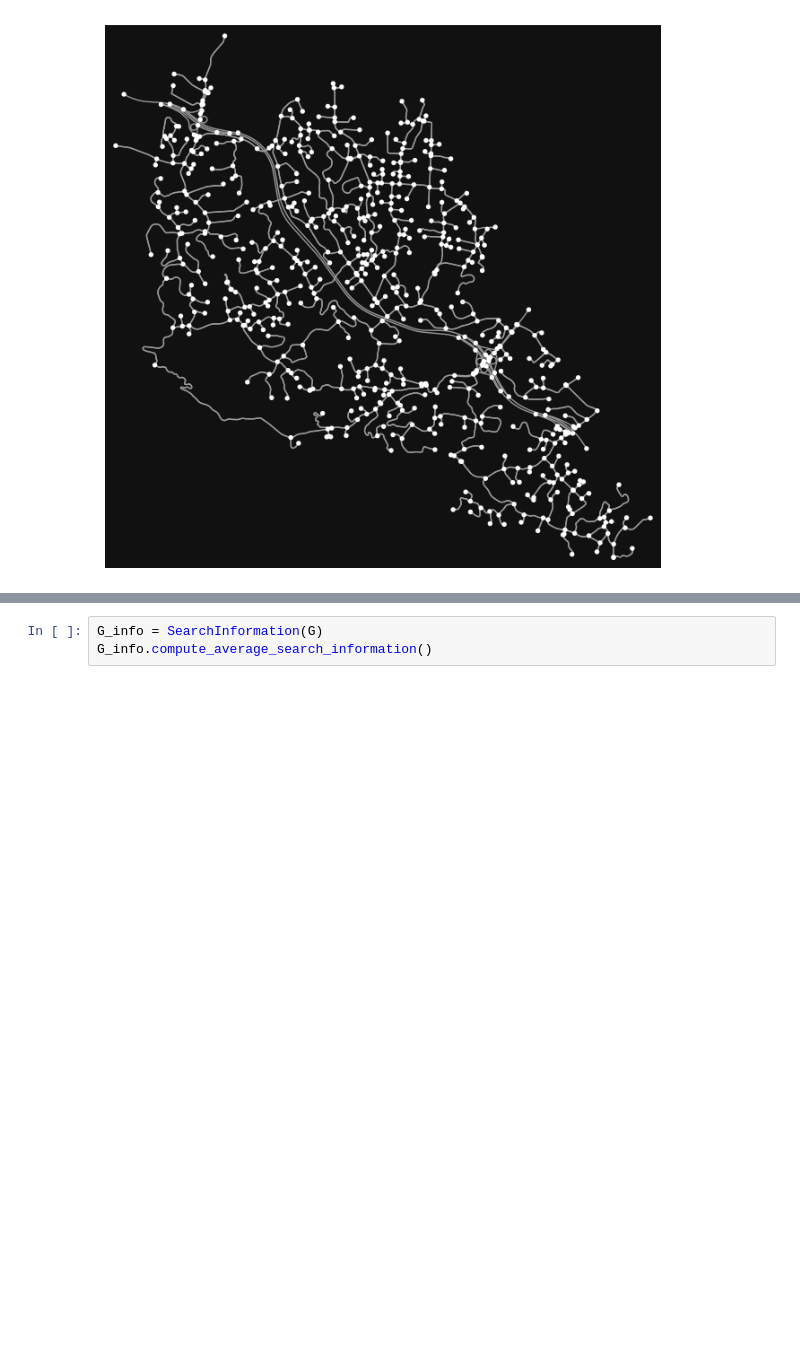
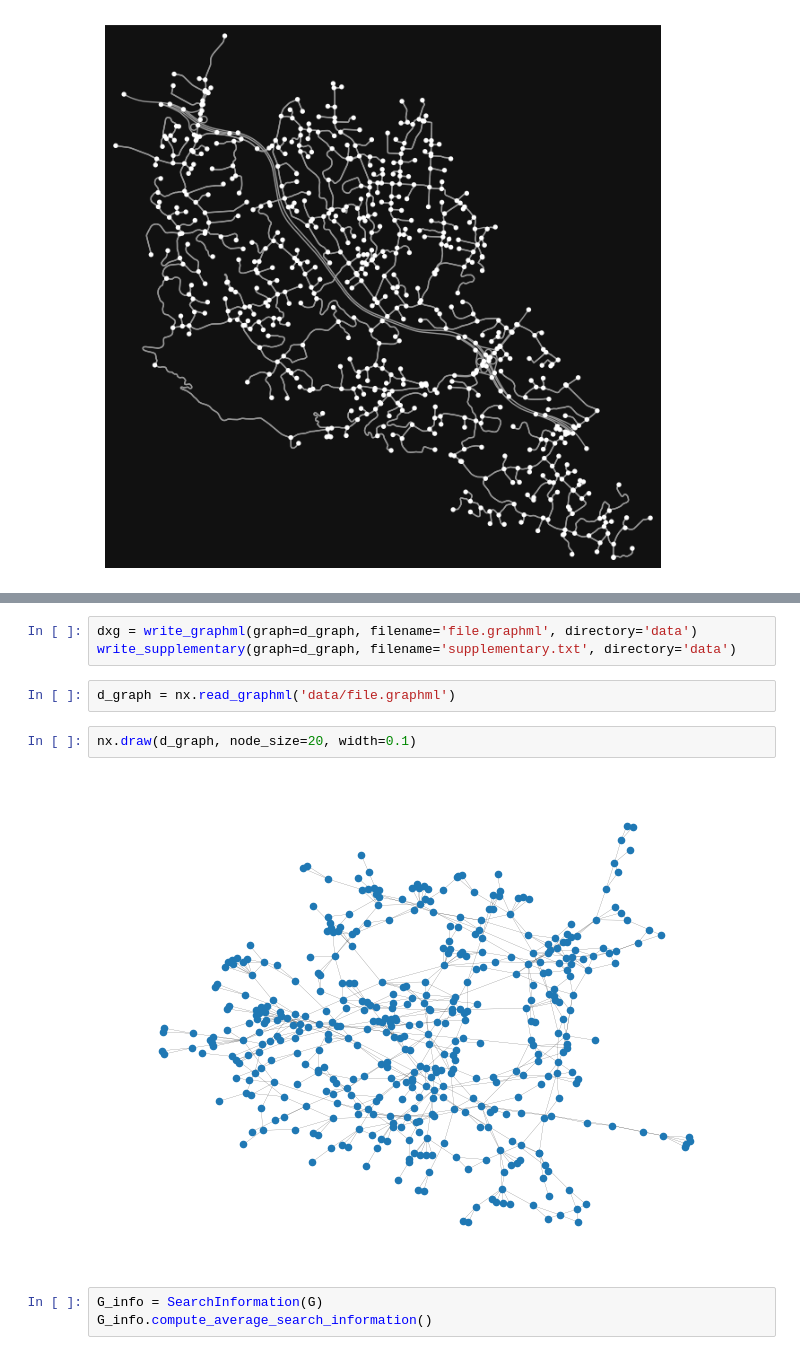
Before and after one commit to vitorfrois/complex-networks-navigation, a Jupyter notebook: demo.ipynb, the cells around one changed output, grey strips where cells are left out. Cells and saved outputs as stored; diff of their text form; blank space fills up the shorter version.

```diff
--- a/demo.ipynb
+++ b/demo.ipynb
@@ -21,3 +31,12 @@ fig, ax = ox.plot_graph(G)
+# %%
+dxg = write_graphml(graph=d_graph, filename='file.graphml', directory='data')
+write_supplementary(graph=d_graph, filename='supplementary.txt', directory='data')
+# %%
+d_graph = nx.read_graphml('data/file.graphml')
+# %%
+nx.draw(d_graph, node_size=20, width=0.1)
+# %% [output]
+[figure, added]
 # %%
 G_info = SearchInformation(G)
 G_info.compute_average_search_information()
```
Also changed, not shown: parts of 6 cells of this notebook.
